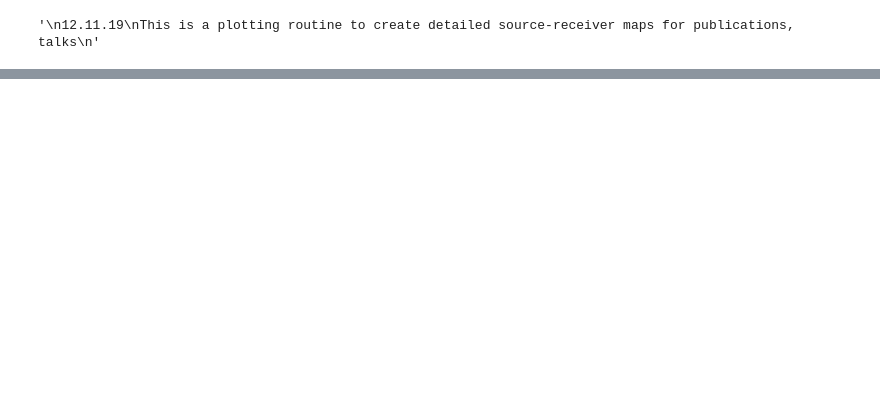
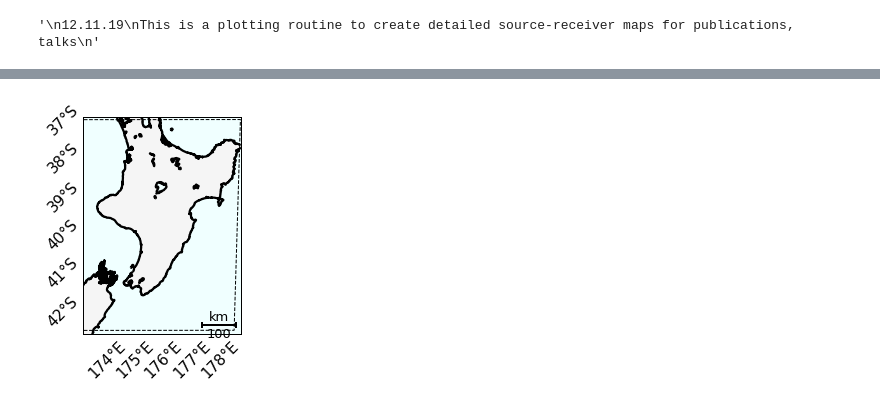
Before and after one commit to bch0w/spectral, a Jupyter notebook: publications/srcrcv_map.ipynb, the cells around one changed output, grey strips where cells are left out. Cells and saved outputs as stored; diff of their text form; code cells hidden in the pictures; blank space fills up the shorter version.

```diff
--- a/publications/srcrcv_map.ipynb
+++ b/publications/srcrcv_map.ipynb
@@ -548,0 +497,38 @@ plt.close()
+# %%
+# User Parameters
+# Lat_min: 20 km south of KHZ (173.359, -42.416); Lat_max: 20 km north of KAZ (175.1612, -37.1041)
+# Lon_min: 20 km west of NNZ (173.3795, -41.2171); Lon_max: 20 km east of MXZ (179.3066, -37.5623)
+
+# map_corners={'lat_min': -42.65, 'lat_max': -36.75,  # map coordinates
+#              'lon_min': 172.55, 'lon_max': 178.65}
+
+domain_bounds={'lat_min': -42.5, 'lat_max': -37.0,  # meshfem domain coordinates
+               'lon_min': 173.0, 'lon_max': 178.5}
+
+map_corners={'lat_min': -42.6, 'lat_max': -36.925,  # tight map coordinates
+             'lon_min': 173.14, 'lon_max': 178.5}
+
+# map_corners={'lat_min': -41.75, 'lat_max': -38.75,  # for Beacon stations only
+#              'lon_min': 174.5, 'lon_max': 177.8}http://localhost:8888/notebooks/srcrcv_map.ipynb#
+
+# Read in associated file paths
+# cat = read_events("./charlie_trial_31.xml")  # Based on the events used in your inversion
+# %%
+# Plotting kwargs that need to be instantiated before data collection
+figsize = (10, 12)
+dpi = 100
+coastline_linewidth = 2.25
+continent_color= "whitesmoke"
+lake_color = "azure"
+fill_color = "azure"
+scalebar_location = "lower-right"
+fontsize = 15
+
+# initiate a basemap with the correct corners to use for coordinate transforms
+m = initiate_basemap(map_corners, continent_color=continent_color,
+                     lake_color=lake_color, fill_color=fill_color,
+                     coastline_linewidth=coastline_linewidth, scalebar=True,
+                     scalebar_location=scalebar_location, fontsize=fontsize)
+draw_domain_bounds(m, domain_bounds)
+# %% [output]
+[figure, added]
```
Also changed, not shown: parts of 36 cells of this notebook, 11 other files.
